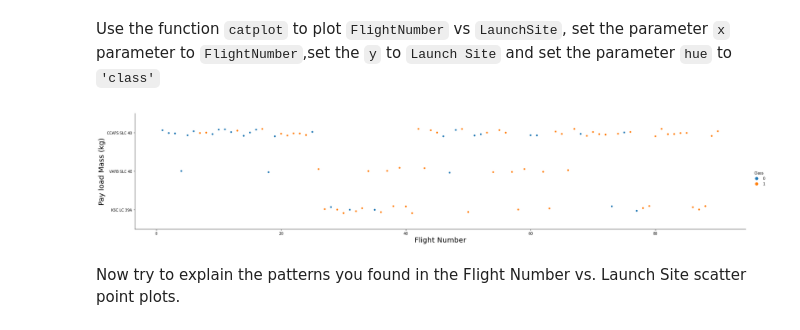
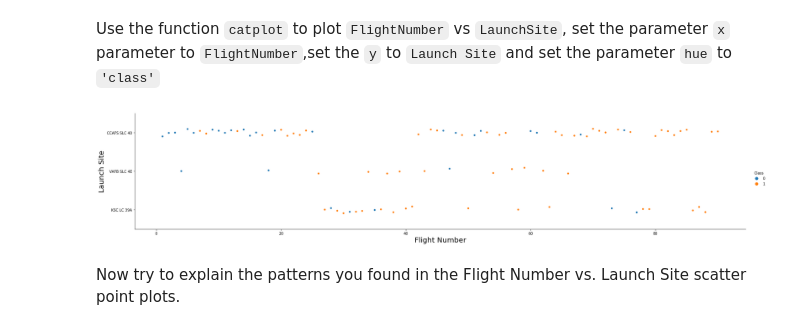
Before and after one commit to NevilleJeffree/IBMMLPROJECT, a Jupyter notebook: Exploratory Data Analysis Data Visualisation.ipynb, the cells around one changed output. Saved outputs shown, nothing was run; the diff lists cells and outputs as text; code cells hidden in the pictures.

```diff
--- a/Exploratory Data Analysis Data Visualisation.ipynb
+++ b/Exploratory Data Analysis Data Visualisation.ipynb
@@ -56,11 +56,11 @@ Use the function <code>catplot</code> to plot <code>FlightNumber</code> vs <code
 # %%
 # Plot a scatter point chart with x axis to be Flight Number and y axis to be the launch site, and hue to be the class value
 sns.catplot(data=df, x='FlightNumber', y='LaunchSite', hue='Class', aspect=5)
 plt.xlabel('Flight Number', fontsize=20)
-plt.ylabel('Pay load Mass (kg)', fontsize=20)
+plt.ylabel('Launch Site', fontsize=20)
 plt.show()
 # %% [output]
-[figure, old version]
+[figure, new version]
 # %% [markdown]
 Now try to explain the patterns you found in the Flight Number vs. Launch Site scatter point plots.
 # %% [markdown]
```
Also changed, not shown: parts of 3 cells of this notebook.
